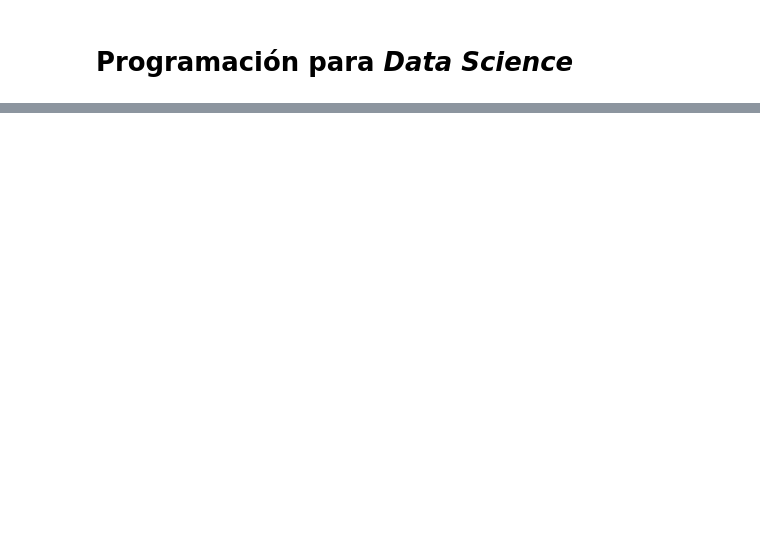
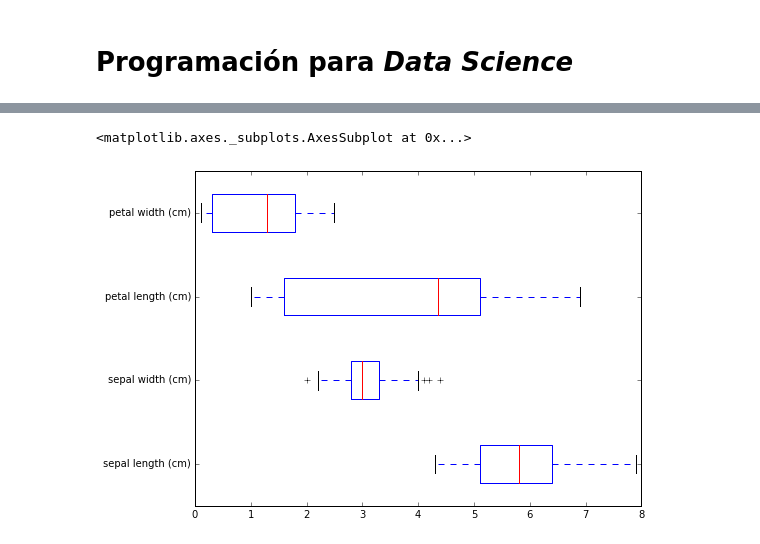
Before and after one commit to bvillenap7/Fundamentos_Data_Science_UOC_PEC7, a Jupyter notebook: prog_datasci_7_analisis_entrega.ipynb, the cells around one changed output, grey strips where cells are left out. Drawn from its saved outputs; the diff is of its cells as text; code cells hidden in the pictures; blank space fills up the shorter version.

```diff
--- a/prog_datasci_7_analisis_entrega.ipynb
+++ b/prog_datasci_7_analisis_entrega.ipynb
@@ -111,0 +82,10 @@ Pista. Podéis utilizar la librería _sklearn_.
+# %%
+# Cargamos los datos en un dataframe de pandas.
+import pandas as pd
+df = pd.DataFrame(iris.data, columns=iris.feature_names)
+# %%
+# Mostramos un box plot con los 4 atributos.
+df.plot.box(vert=False, figsize=(8, 6))
+# %% [output]
+<matplotlib.axes._subplots.AxesSubplot at 0x...>
+[figure, added]
```
Also changed, not shown: parts of 51 cells of this notebook, 2 other files.
